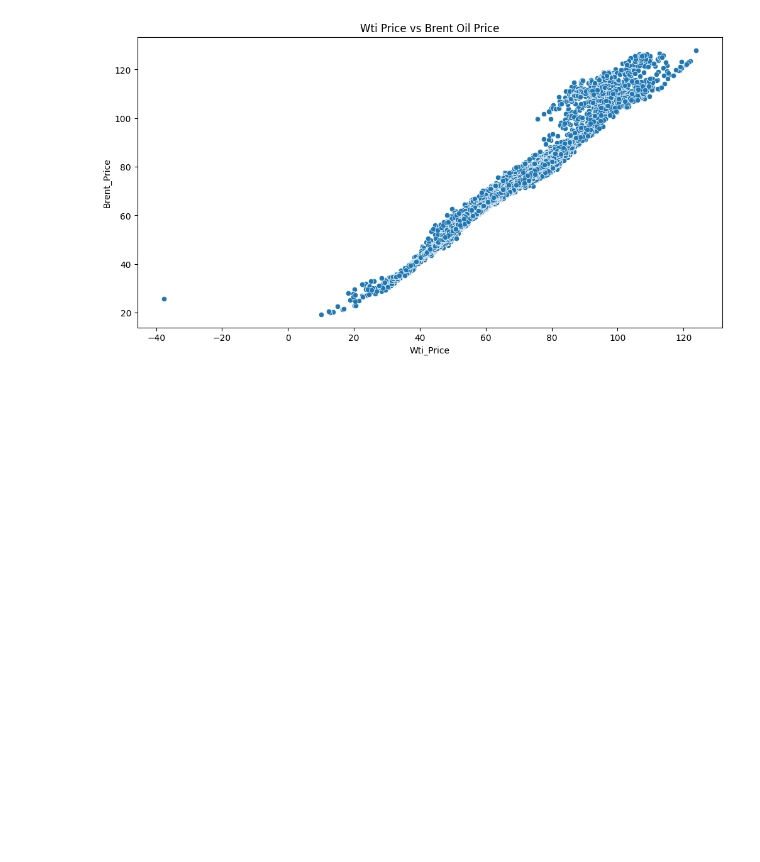
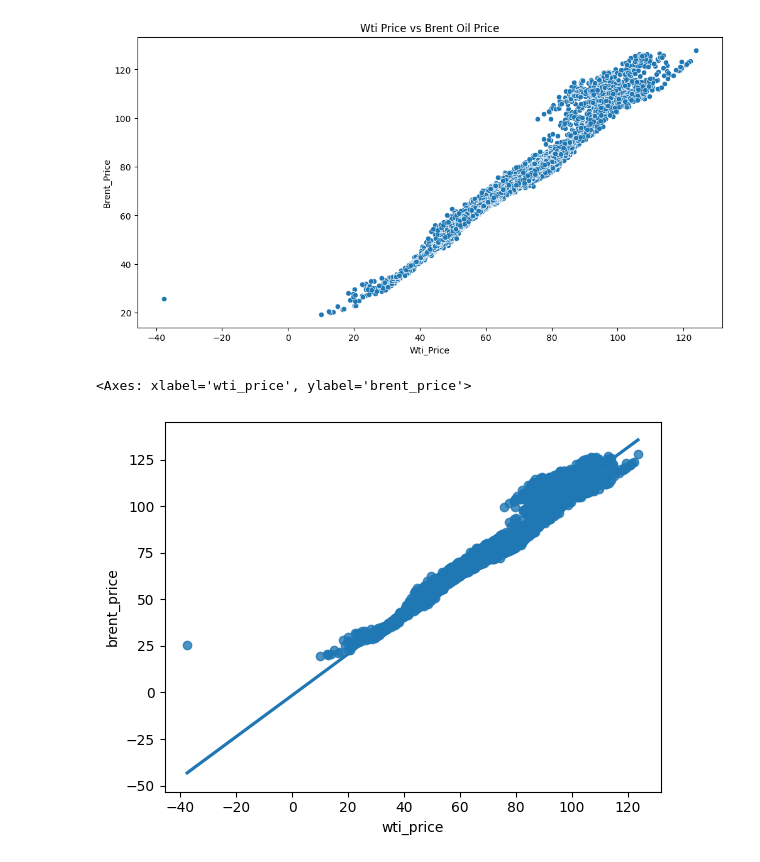
Before and after one commit to RAHEEL-HASSAN-WORK/Oil_Geopolitics_Analysis, a Jupyter notebook: Oil_Geopolitics.ipynb, the cells around one changed output. Saved outputs shown, nothing was run; the diff lists cells and outputs as text; code cells hidden in the pictures; blank space fills up the shorter version.

Commit message:
Regression plot

```diff
--- a/Oil_Geopolitics.ipynb
+++ b/Oil_Geopolitics.ipynb
@@ -151,3 +151,8 @@ plt.ylabel('Brent_Price')
 plt.show()
 # %% [output]
 [figure]
+# %%
+sns.regplot(x='wti_price', y='brent_price', data=df)
+# %% [output]
+<Axes: xlabel='wti_price', ylabel='brent_price'>
+[figure, added]
```
